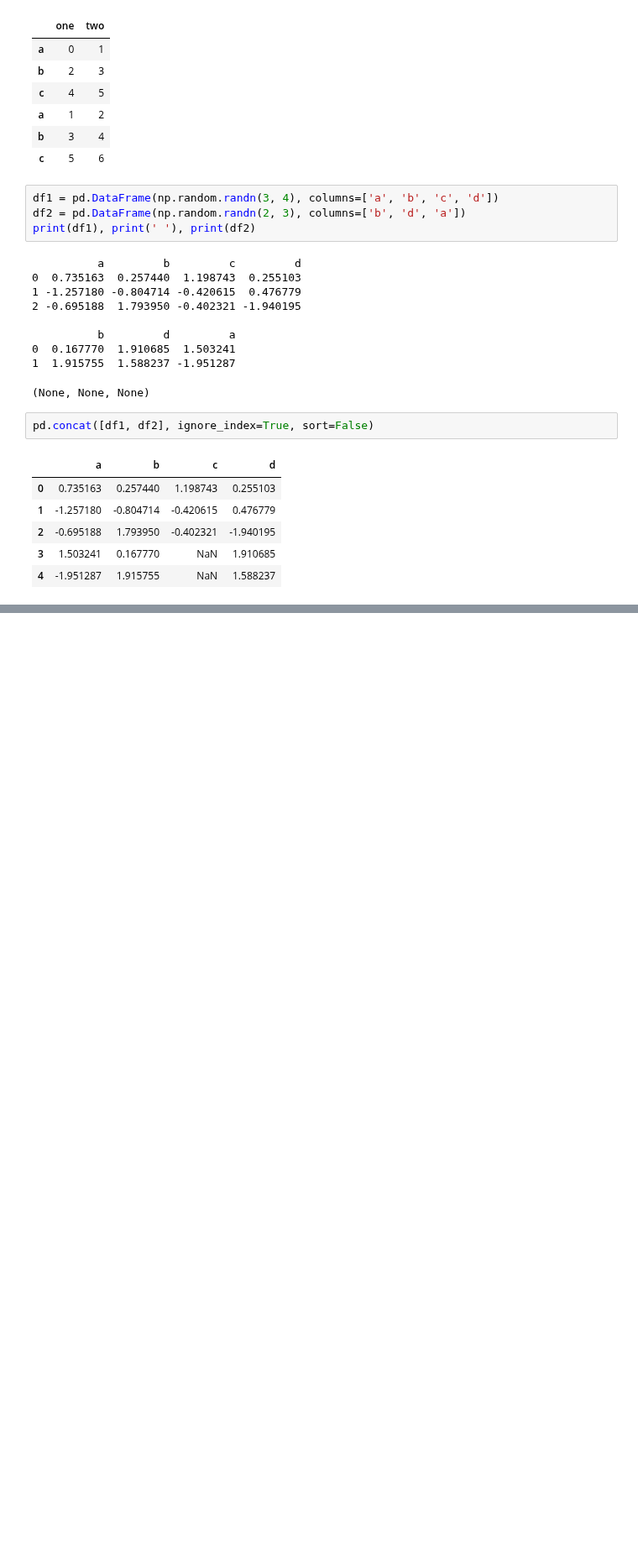
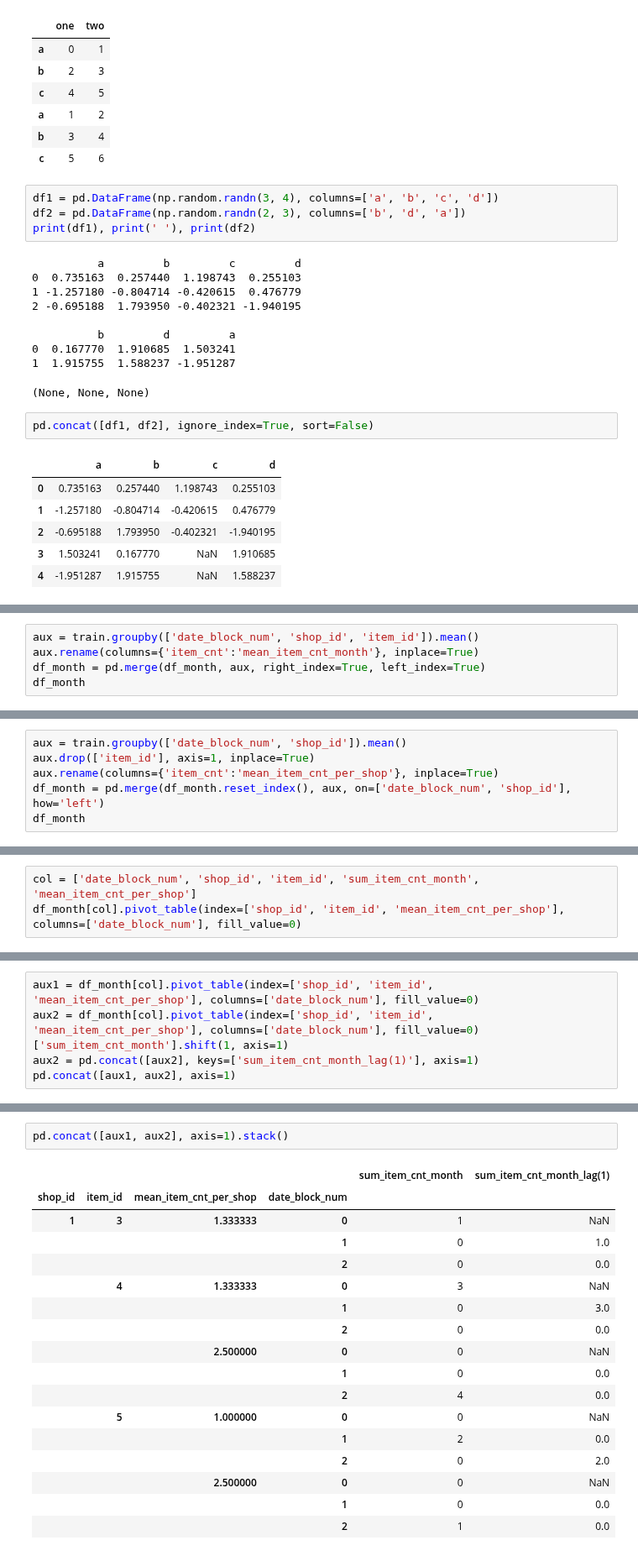
Before and after one commit to RGivisiez/Adv_ML, a Jupyter notebook: Pandas.ipynb, the cells around one changed output, grey strips where cells are left out. Shown at 84% size. Cells and saved outputs as stored; diff of their text form; blank space fills up the shorter version.

```diff
--- a/Pandas.ipynb
+++ b/Pandas.ipynb
@@ -150,0 +178,5 @@ pd.concat([df1, df2], ignore_index=True, sort=False)
+# %%
+aux = train.groupby(['date_block_num', 'shop_id', 'item_id']).mean()
+aux.rename(columns={'item_cnt':'mean_item_cnt_month'}, inplace=True)
+df_month = pd.merge(df_month, aux, right_index=True, left_index=True)
+df_month
@@ -150,0 +191,6 @@ pd.concat([df1, df2], ignore_index=True, sort=False)
+# %%
+aux = train.groupby(['date_block_num', 'shop_id']).mean()
+aux.drop(['item_id'], axis=1, inplace=True)
+aux.rename(columns={'item_cnt':'mean_item_cnt_per_shop'}, inplace=True)
+df_month = pd.merge(df_month.reset_index(), aux, on=['date_block_num', 'shop_id'], how='left')
+df_month
@@ -150,0 +204,3 @@ pd.concat([df1, df2], ignore_index=True, sort=False)
+# %%
+col = ['date_block_num', 'shop_id', 'item_id', 'sum_item_cnt_month', 'mean_item_cnt_per_shop']
+df_month[col].pivot_table(index=['shop_id', 'item_id', 'mean_item_cnt_per_shop'], columns=['date_block_num'], fill_value=0)
@@ -150,0 +216,5 @@ pd.concat([df1, df2], ignore_index=True, sort=False)
+# %%
+aux1 = df_month[col].pivot_table(index=['shop_id', 'item_id', 'mean_item_cnt_per_shop'], columns=['date_block_num'], fill_value=0)
+aux2 = df_month[col].pivot_table(index=['shop_id', 'item_id', 'mean_item_cnt_per_shop'], columns=['date_block_num'], fill_value=0)['sum_item_cnt_month'].shift(1, axis=1)
+aux2 = pd.concat([aux2], keys=['sum_item_cnt_month_lag(1)'], axis=1)
+pd.concat([aux1, aux2], axis=1)
@@ -150,0 +230,20 @@ pd.concat([df1, df2], ignore_index=True, sort=False)
+# %%
+pd.concat([aux1, aux2], axis=1).stack()
+# %% [output]
+|  |  |  |  | sum_item_cnt_month | sum_item_cnt_month_lag(1) |
+| shop_id | item_id | mean_item_cnt_per_shop | date_block_num |  |  |
+| 1 | 3 | 1.333333 | 0 | 1 | NaN |
+|  |  |  | 1 | 0 | 1.0 |
+|  |  |  | 2 | 0 | 0.0 |
+|  | 4 | 1.333333 | 0 | 3 | NaN |
+|  |  |  | 1 | 0 | 3.0 |
+|  |  |  | 2 | 0 | 0.0 |
+|  |  | 2.500000 | 0 | 0 | NaN |
+|  |  |  | 1 | 0 | 0.0 |
+|  |  |  | 2 | 4 | 0.0 |
+|  | 5 | 1.000000 | 0 | 0 | NaN |
+|  |  |  | 1 | 2 | 0.0 |
+|  |  |  | 2 | 0 | 2.0 |
+|  |  | 2.500000 | 0 | 0 | NaN |
+|  |  |  | 1 | 0 | 0.0 |
+|  |  |  | 2 | 1 | 0.0 |
```
Also changed, not shown: parts of 7 cells of this notebook, 1 other file.
